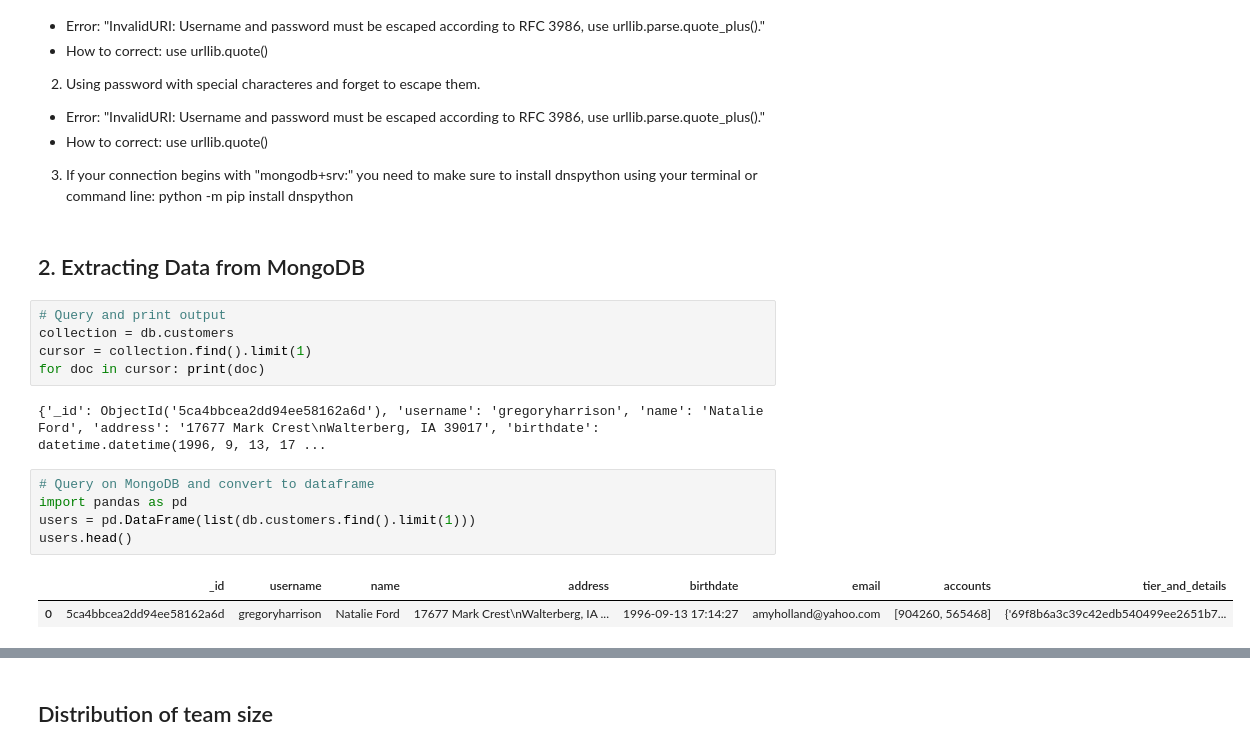
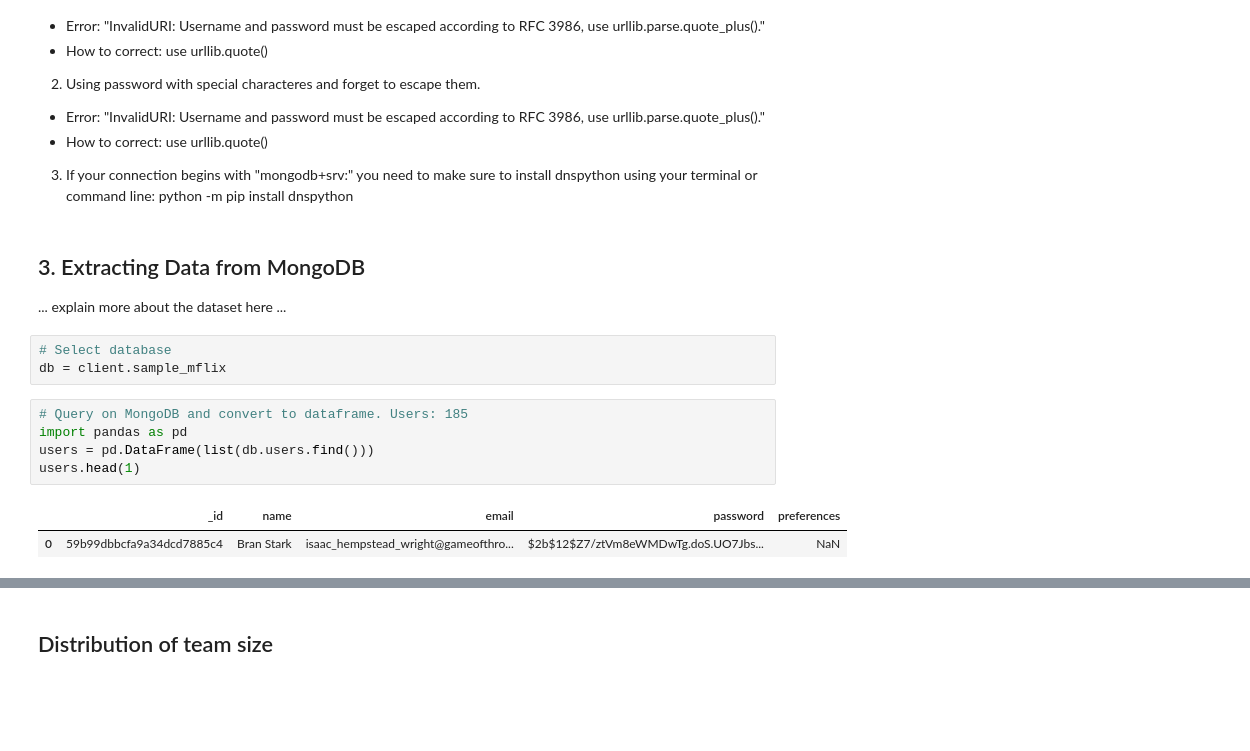
Before and after one commit to reisdebora/user-activity, a Jupyter notebook: notebook.ipynb, the cells around one changed output, grey strips where cells are left out. Cells and saved outputs as stored; diff of their text form; blank space fills up the shorter version.

```diff
--- a/notebook.ipynb
+++ b/notebook.ipynb
@@ -62,19 +98,17 @@ db = conn.sample_analytics
 
 3. If your connection begins with "mongodb+srv:" you need to make sure to install dnspython using your terminal or command line: python -m pip install dnspython
 # %% [markdown]
-## 2. Extracting Data from MongoDB<a id="extracting"></a>
+## 3. Extracting Data from MongoDB<a id="extracting"></a>
+
+... explain more about the dataset here ...
-# %%
-# Query and print output
-collection = db.customers
-cursor = collection.find().limit(1)
-for doc in cursor: print(doc)
-# %% [output]
-{'_id': ObjectId('5ca4bbcea2dd94ee58162a6d'), 'username': 'gregoryharrison', 'name': 'Natalie Ford', 'address': '17677 Mark Crest\nWalterberg, IA 39017', 'birthdate': datetime.datetime(1996, 9, 13, 17 ...
+# %%
+# Select database
+db = client.sample_mflix
 # %%
-# Query on MongoDB and convert to dataframe
+# Query on MongoDB and convert to dataframe. Users: 185
 import pandas as pd
-users = pd.DataFrame(list(db.customers.find().limit(1)))
-users.head()
+users = pd.DataFrame(list(db.users.find()))
+users.head(1)
 # %% [output]
-|  | _id | username | name | address | birthdate | email | accounts | tier_and_details |
-| 0 | 5ca4bbcea2dd94ee58162a6d | gregoryharrison | Natalie Ford | 17677 Mark Crest\nWalterberg, IA ... | 1996-09-13 17:14:27 | amyholland@yahoo.com | [904260, 565468] | {'69f8b6a3c39c42edb540499ee2651b7... |
+|  | _id | name | email | password | preferences |
+| 0 | 59b99dbbcfa9a34dcd7885c4 | Bran Stark | isaac_hempstead_wright@gameofthro... | $2b$12$Z7/ztVm8eWMDwTg.doS.UO7Jbs... | NaN |
```
Also changed, not shown: parts of 38 cells of this notebook.
